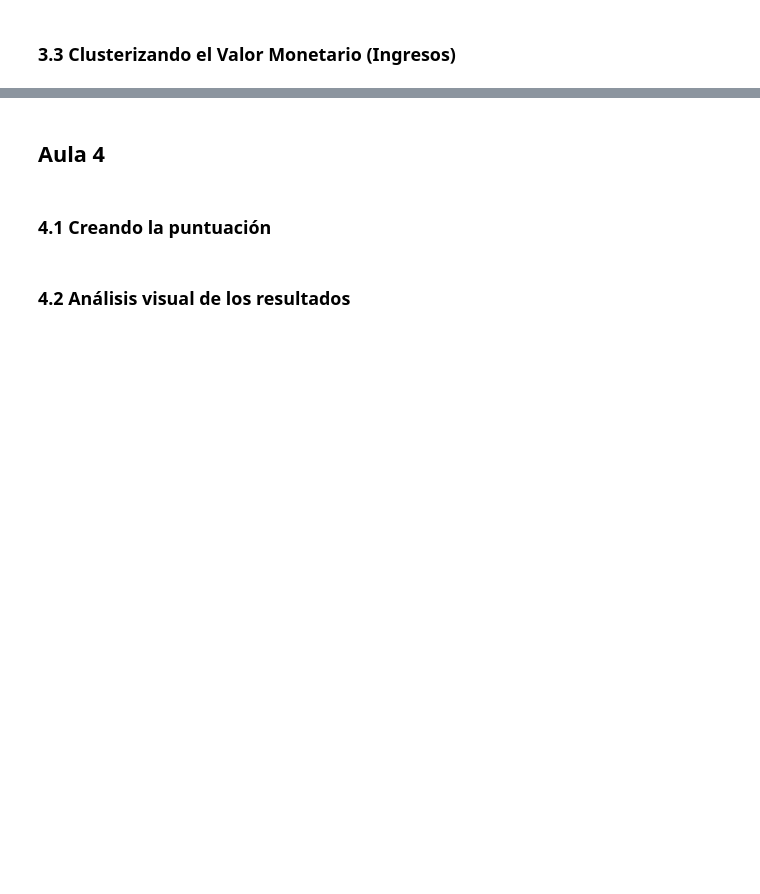
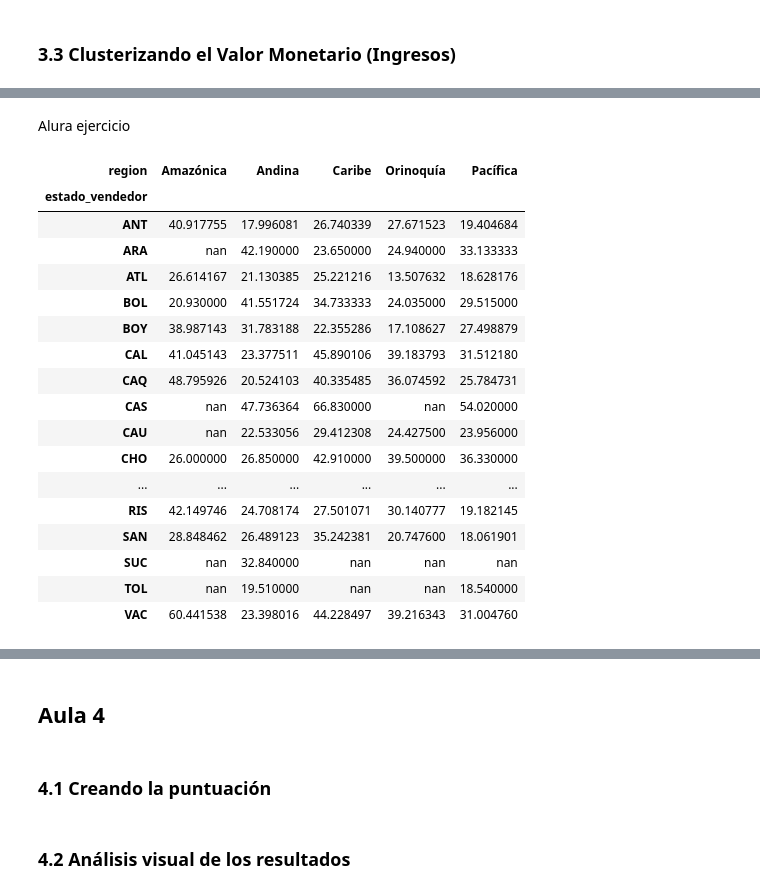
Before and after one commit to AdrianCPC/Profundizacion_Data_Analysis, a Jupyter notebook: Segmentos_de_Clientes.ipynb, the cells around one changed output, grey strips where cells are left out. Drawn from its saved outputs; the diff is of its cells as text; code cells hidden in the pictures; blank space fills up the shorter version.

```diff
--- a/Segmentos_de_Clientes.ipynb
+++ b/Segmentos_de_Clientes.ipynb
@@ -351,0 +540,52 @@ Cómo usar una regla matemática para confirmar el número ideal de clusters.
+# %% [markdown]
+Alura ejercicio
+# %%
+#Averiguando cuales estados poseen los valores de envios mas altos, en funcion de cliente y vendedor,
+#a partir de un mapa de calor
+
+
+#creando la division de los departamentos por regiones como primer paso
+
+amazonica = ['CAQ', 'PUT', 'VAU','MG']
+andina= ['ANT','BOY', 'CAL', 'HUI', 'CUN', 'DC', 'NSA','SAN','RIS','QUI']
+caribe =  ['ATL', 'BOL', 'CES', 'MAG','SUC',]
+orinoquia = ['ARA', 'CAS', 'MET' ,'VID' ]
+pacifica = ['NAR', 'VAC','CHO','CAU']
+# %%
+#definicion de la variable region y donde cada estado se ubica
+
+
+df.loc[df['estado_cliente'].isin(amazonica), 'region'] = 'Amazónica'
+df.loc[df['estado_cliente'].isin(andina), 'region'] = 'Andina'
+df.loc[df['estado_cliente'].isin(caribe), 'region'] = 'Caribe'
+df.loc[df['estado_cliente'].isin(orinoquia), 'region'] = 'Orinoquía'
+df.loc[df['estado_cliente'].isin(pacifica), 'region'] = 'Pacífica'
+# %%
+def mapa_calor(df, cols, normalize=False, values=None, aggfunc=None):
+    temp = cols
+    cm = sns.light_palette("green", as_cmap=True)
+    return pd.crosstab(df[temp[0]], df[temp[1]], normalize=normalize, values=values, aggfunc=aggfunc).style.background_gradient(cmap = cm)
+# %%
+#generando un mapa de calor
+
+mapa_calor(df[df['precio'] != -1], ['estado_vendedor', 'region'],
+              values=df[df['precio'] != -1]['precio_envio'], aggfunc='mean')
+# %% [output]
+| region | Amazónica | Andina | Caribe | Orinoquía | Pacífica |
+| estado_vendedor |  |  |  |  |  |
+| ANT | 40.917755 | 17.996081 | 26.740339 | 27.671523 | 19.404684 |
+| ARA | nan | 42.190000 | 23.650000 | 24.940000 | 33.133333 |
+| ATL | 26.614167 | 21.130385 | 25.221216 | 13.507632 | 18.628176 |
+| BOL | 20.930000 | 41.551724 | 34.733333 | 24.035000 | 29.515000 |
+| BOY | 38.987143 | 31.783188 | 22.355286 | 17.108627 | 27.498879 |
+| CAL | 41.045143 | 23.377511 | 45.890106 | 39.183793 | 31.512180 |
+| CAQ | 48.795926 | 20.524103 | 40.335485 | 36.074592 | 25.784731 |
+| CAS | nan | 47.736364 | 66.830000 | nan | 54.020000 |
+| CAU | nan | 22.533056 | 29.412308 | 24.427500 | 23.956000 |
+| CHO | 26.000000 | 26.850000 | 42.910000 | 39.500000 | 36.330000 |
+| ... | ... | ... | ... | ... | ... |
+| RIS | 42.149746 | 24.708174 | 27.501071 | 30.140777 | 19.182145 |
+| SAN | 28.848462 | 26.489123 | 35.242381 | 20.747600 | 18.061901 |
+| SUC | nan | 32.840000 | nan | nan | nan |
+| TOL | nan | 19.510000 | nan | nan | 18.540000 |
+| VAC | 60.441538 | 23.398016 | 44.228497 | 39.216343 | 31.004760 |
```
Also changed, not shown: parts of 25 cells of this notebook.
